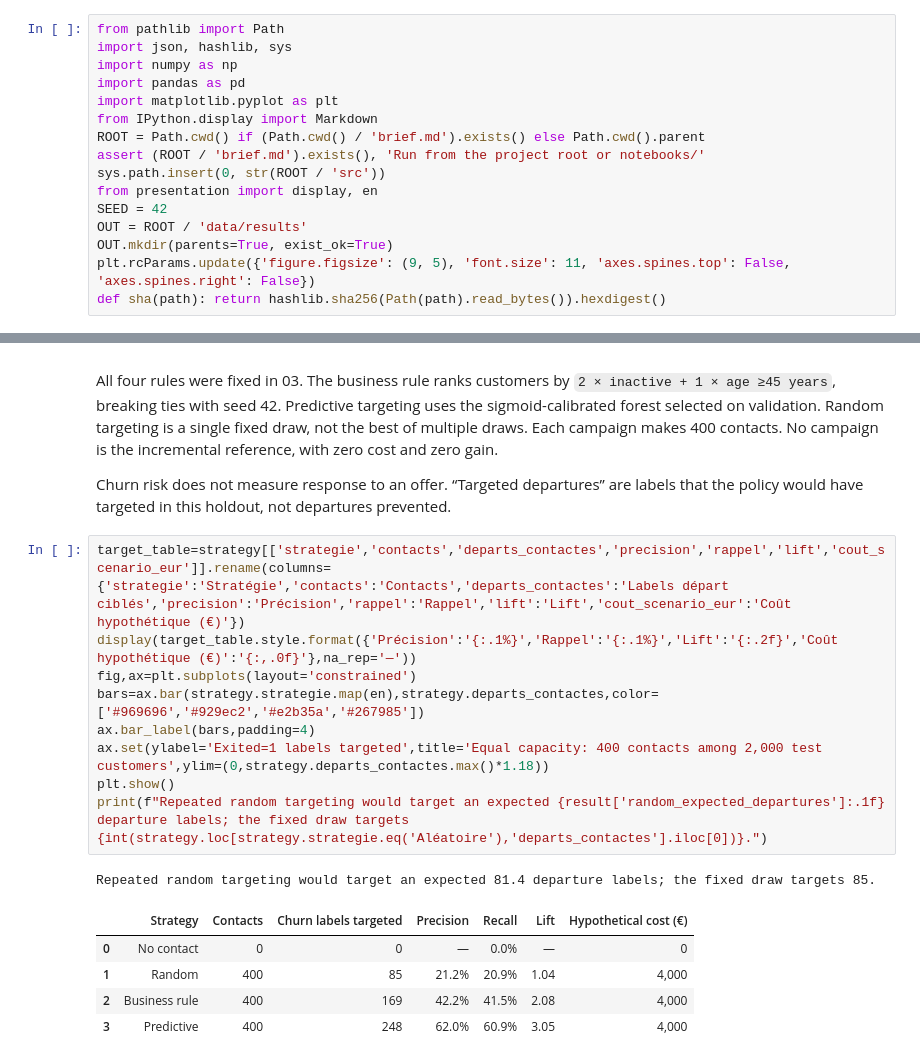
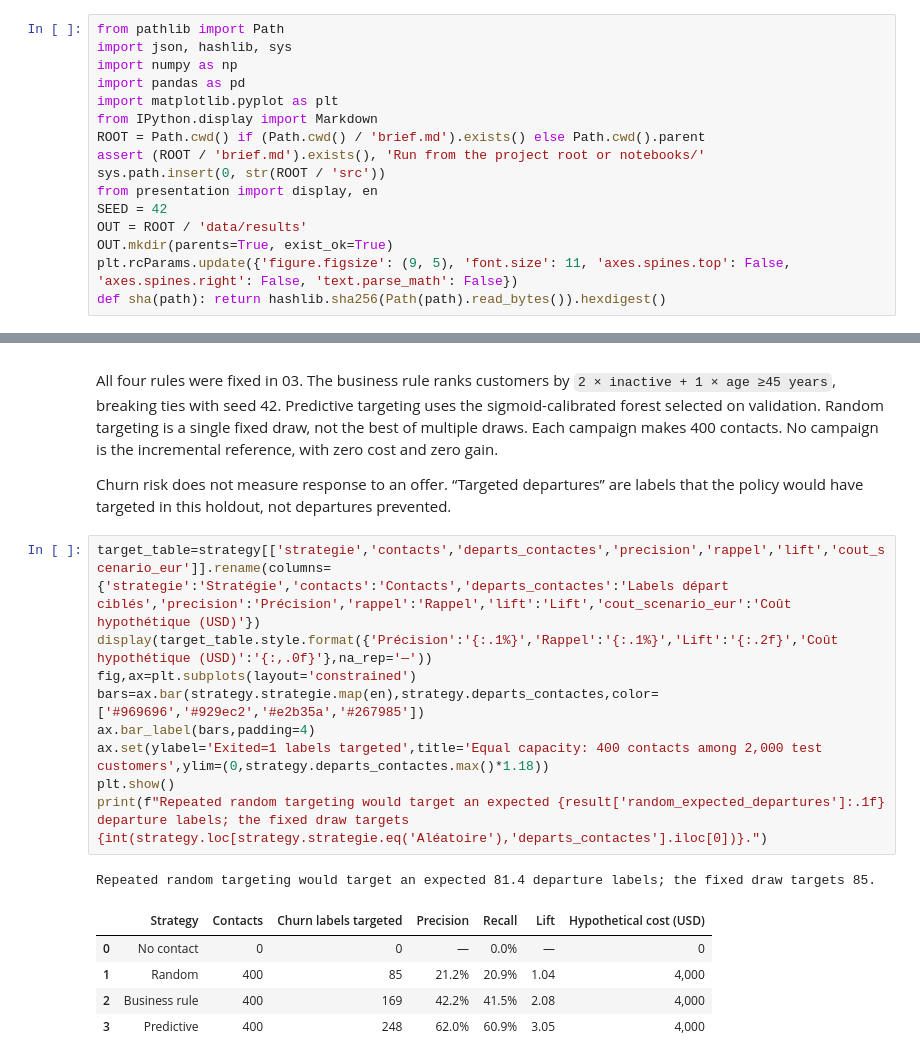
Before and after one commit to capristunt/bank-churn-analysis, a Jupyter notebook: notebooks/04-business-insights.ipynb, the cells around one changed output, grey strips where cells are left out. Saved outputs shown, nothing was run; the diff lists cells and outputs as text.

```diff
--- a/notebooks/04-business-insights.ipynb
+++ b/notebooks/04-business-insights.ipynb
@@ -20,7 +20,7 @@ from presentation import display, en
 SEED = 42
 OUT = ROOT / 'data/results'
 OUT.mkdir(parents=True, exist_ok=True)
-plt.rcParams.update({'figure.figsize': (9, 5), 'font.size': 11, 'axes.spines.top': False, 'axes.spines.right': False})
+plt.rcParams.update({'figure.figsize': (9, 5), 'font.size': 11, 'axes.spines.top': False, 'axes.spines.right': False, 'text.parse_math': False})
 def sha(path): return hashlib.sha256(Path(path).read_bytes()).hexdigest()
 # %%
 assert (ROOT/'reports/review.md').exists()
@@ -100,17 +100,17 @@ All four rules were fixed in 03. The business rule ranks customers by `2 × inac
 
 Churn risk does not measure response to an offer. “Targeted departures” are labels that the policy would have targeted in this holdout, not departures prevented.
 # %%
-target_table=strategy[['strategie','contacts','departs_contactes','precision','rappel','lift','cout_scenario_eur']].rename(columns={'strategie':'Stratégie','contacts':'Contacts','departs_contactes':'Labels départ ciblés','precision':'Précision','rappel':'Rappel','lift':'Lift','cout_scenario_eur':'Coût hypothétique (€)'})
-display(target_table.style.format({'Précision':'{:.1%}','Rappel':'{:.1%}','Lift':'{:.2f}','Coût hypothétique (€)':'{:,.0f}'},na_rep='—'))
+target_table=strategy[['strategie','contacts','departs_contactes','precision','rappel','lift','cout_scenario_eur']].rename(columns={'strategie':'Stratégie','contacts':'Contacts','departs_contactes':'Labels départ ciblés','precision':'Précision','rappel':'Rappel','lift':'Lift','cout_scenario_eur':'Coût hypothétique (USD)'})
+display(target_table.style.format({'Précision':'{:.1%}','Rappel':'{:.1%}','Lift':'{:.2f}','Coût hypothétique (USD)':'{:,.0f}'},na_rep='—'))
 fig,ax=plt.subplots(layout='constrained')
 bars=ax.bar(strategy.strategie.map(en),strategy.departs_contactes,color=['#969696','#929ec2','#e2b35a','#267985'])
 ax.bar_label(bars,padding=4)
 ax.set(ylabel='Exited=1 labels targeted',title='Equal capacity: 400 contacts among 2,000 test customers',ylim=(0,strategy.departs_contactes.max()*1.18))
 plt.show()
 print(f"Repeated random targeting would target an expected {result['random_expected_departures']:.1f} departure labels; the fixed draw targets {int(strategy.loc[strategy.strategie.eq('Aléatoire'),'departs_contactes'].iloc[0])}.")
 # %% [output]
 Repeated random targeting would target an expected 81.4 departure labels; the fixed draw targets 85.
-|  | Strategy | Contacts | Churn labels targeted | Precision | Recall | Lift | Hypothetical cost (€) |
+|  | Strategy | Contacts | Churn labels targeted | Precision | Recall | Lift | Hypothetical cost (USD) |
 | 0 | No contact | 0 | 0 | — | 0.0% | — | 0 |
 | 1 | Random | 400 | 85 | 21.2% | 20.9% | 1.04 | 4,000 |
 | 2 | Business rule | 400 | 169 | 42.2% | 41.5% | 2.08 | 4,000 |
```
Also changed, not shown: parts of 5 cells of this notebook, 4 other files.
